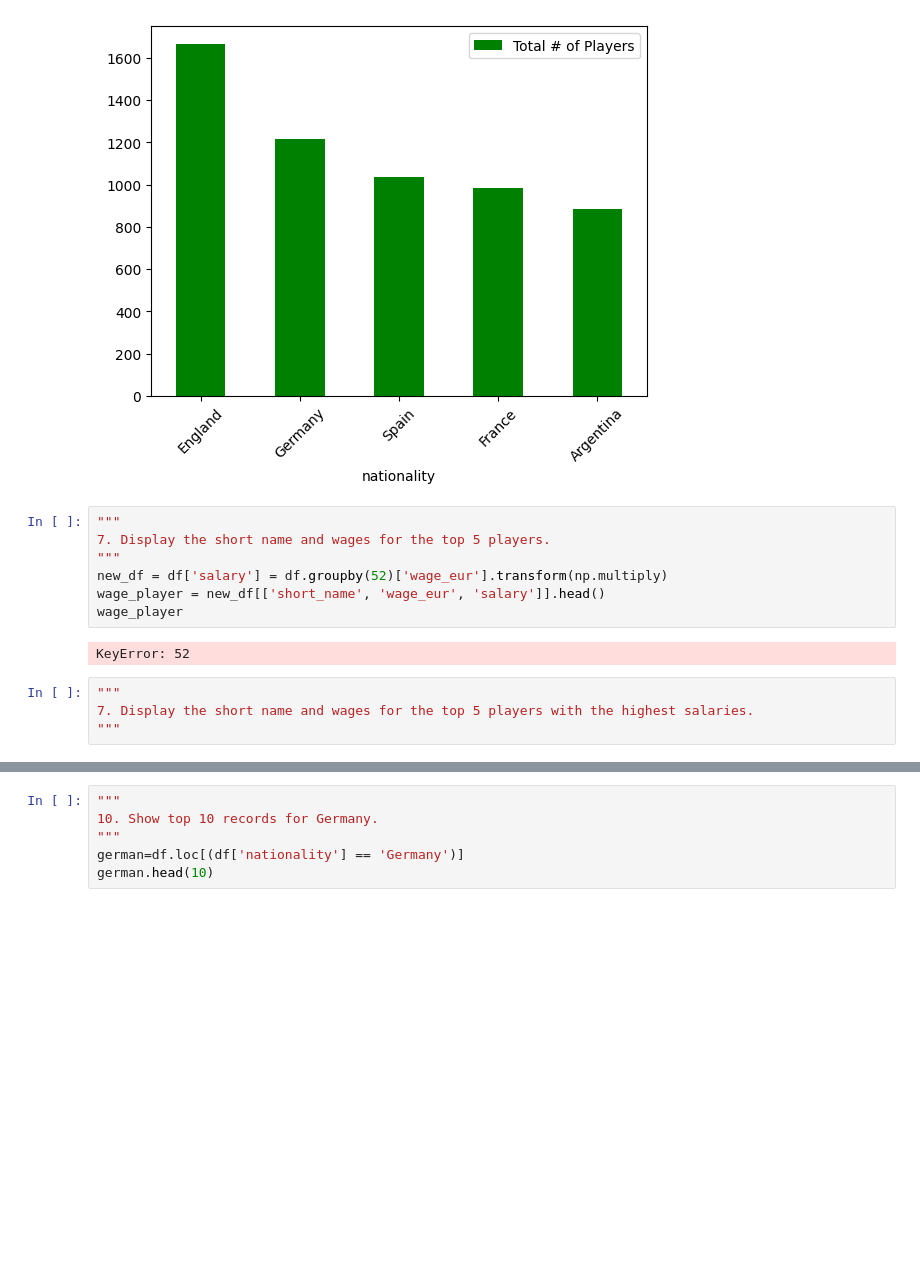
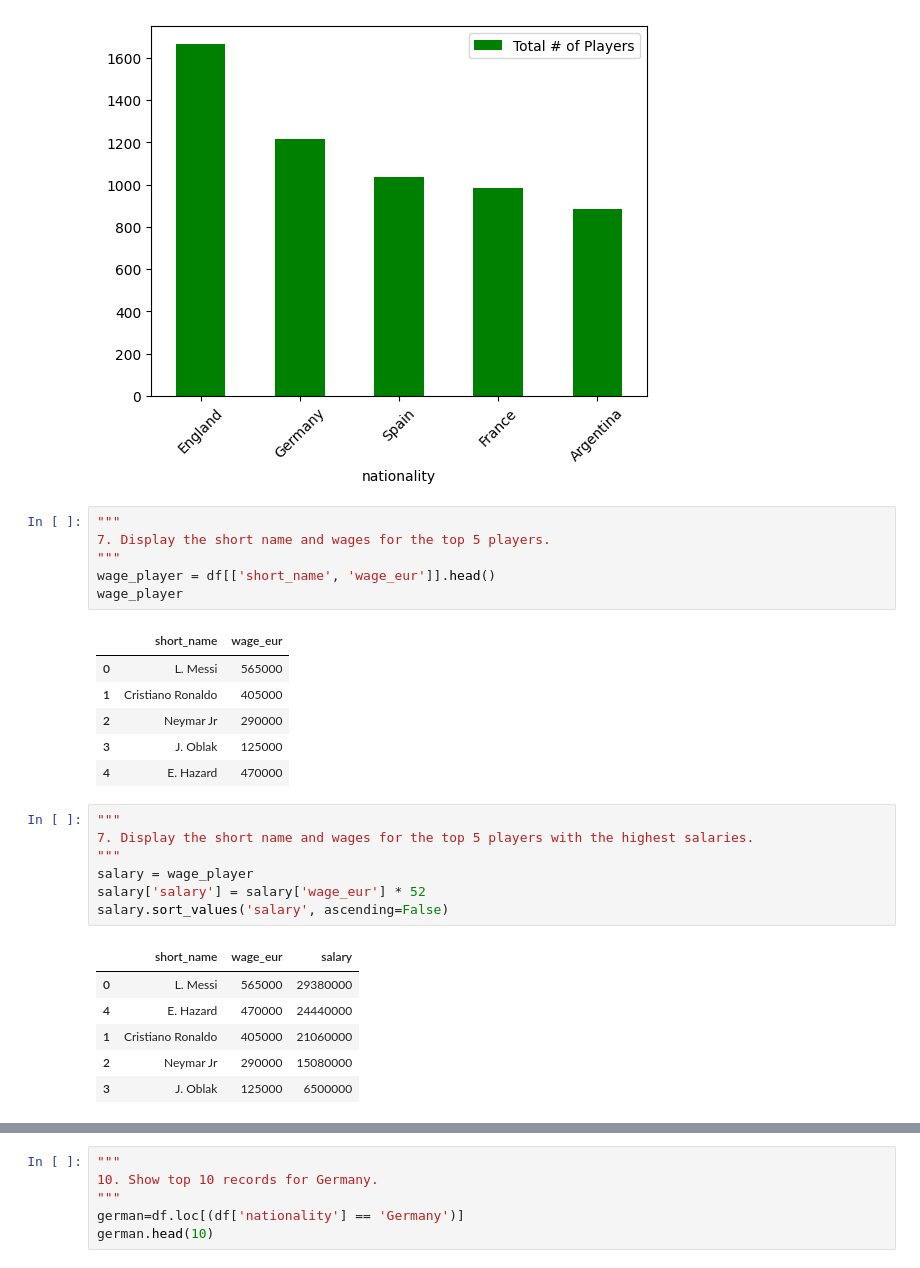
Before and after one commit to Jrowez/JUMPlus-Projects, a Jupyter notebook: Project_1/data_project_1.ipynb, the cells around one changed output, grey strips where cells are left out. Cells and saved outputs as stored; diff of their text form; blank space fills up the shorter version.

```diff
--- a/Project_1/data_project_1.ipynb
+++ b/Project_1/data_project_1.ipynb
@@ -118,15 +118,29 @@ total_players_plot = player_country5.plot.bar(x='nationality', y='Total # of Pla
 """
 7. Display the short name and wages for the top 5 players.
 """
-new_df = df['salary'] = df.groupby(52)['wage_eur'].transform(np.multiply)
-wage_player = new_df[['short_name', 'wage_eur', 'salary']].head()
+wage_player = df[['short_name', 'wage_eur']].head()
 wage_player
 # %% [output]
-KeyError: 52
+|  | short_name | wage_eur |
+| 0 | L. Messi | 565000 |
+| 1 | Cristiano Ronaldo | 405000 |
+| 2 | Neymar Jr | 290000 |
+| 3 | J. Oblak | 125000 |
+| 4 | E. Hazard | 470000 |
 # %%
 """
 7. Display the short name and wages for the top 5 players with the highest salaries.
 """
+salary = wage_player
+salary['salary'] = salary['wage_eur'] * 52
+salary.sort_values('salary', ascending=False)
+# %% [output]
+|  | short_name | wage_eur | salary |
+| 0 | L. Messi | 565000 | 29380000 |
+| 4 | E. Hazard | 470000 | 24440000 |
+| 1 | Cristiano Ronaldo | 405000 | 21060000 |
+| 2 | Neymar Jr | 290000 | 15080000 |
+| 3 | J. Oblak | 125000 | 6500000 |
 # %%
 """
 8. Create a bar plot of the previous bullet point.
```
Also changed, not shown: parts of 1 cell of this notebook.
